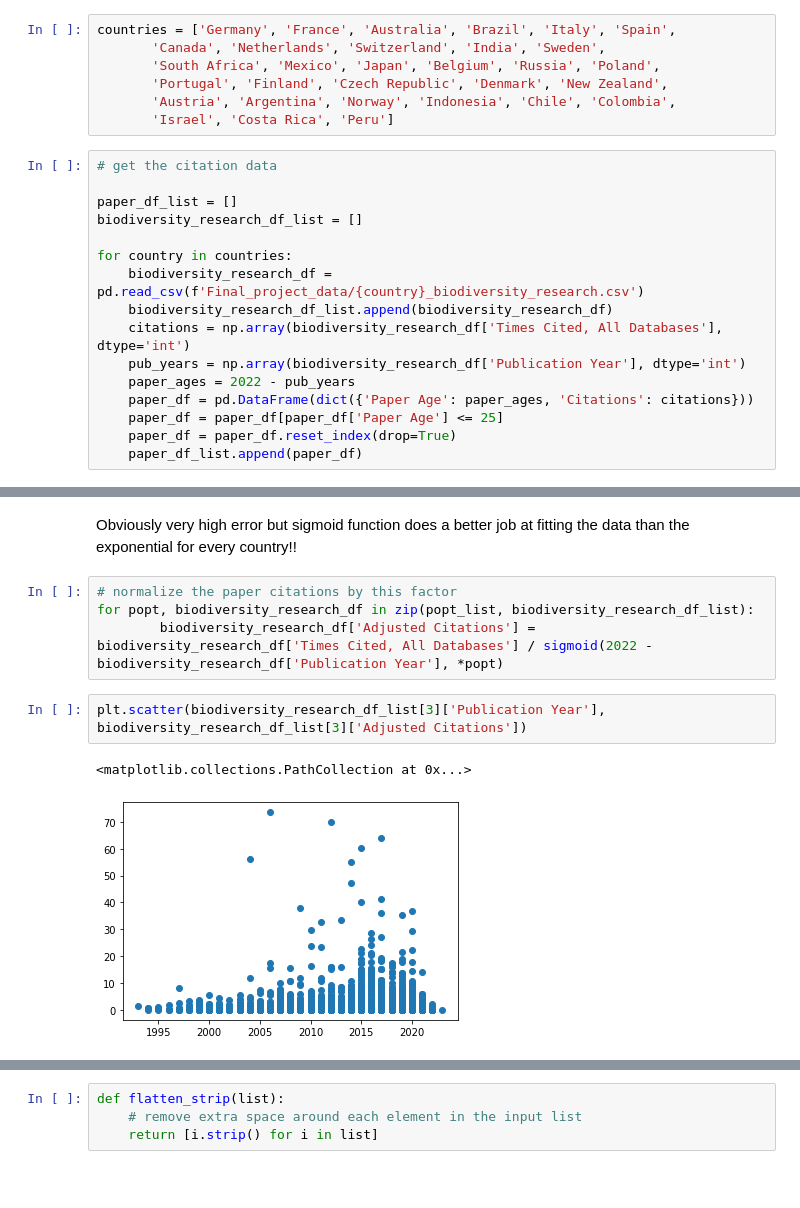
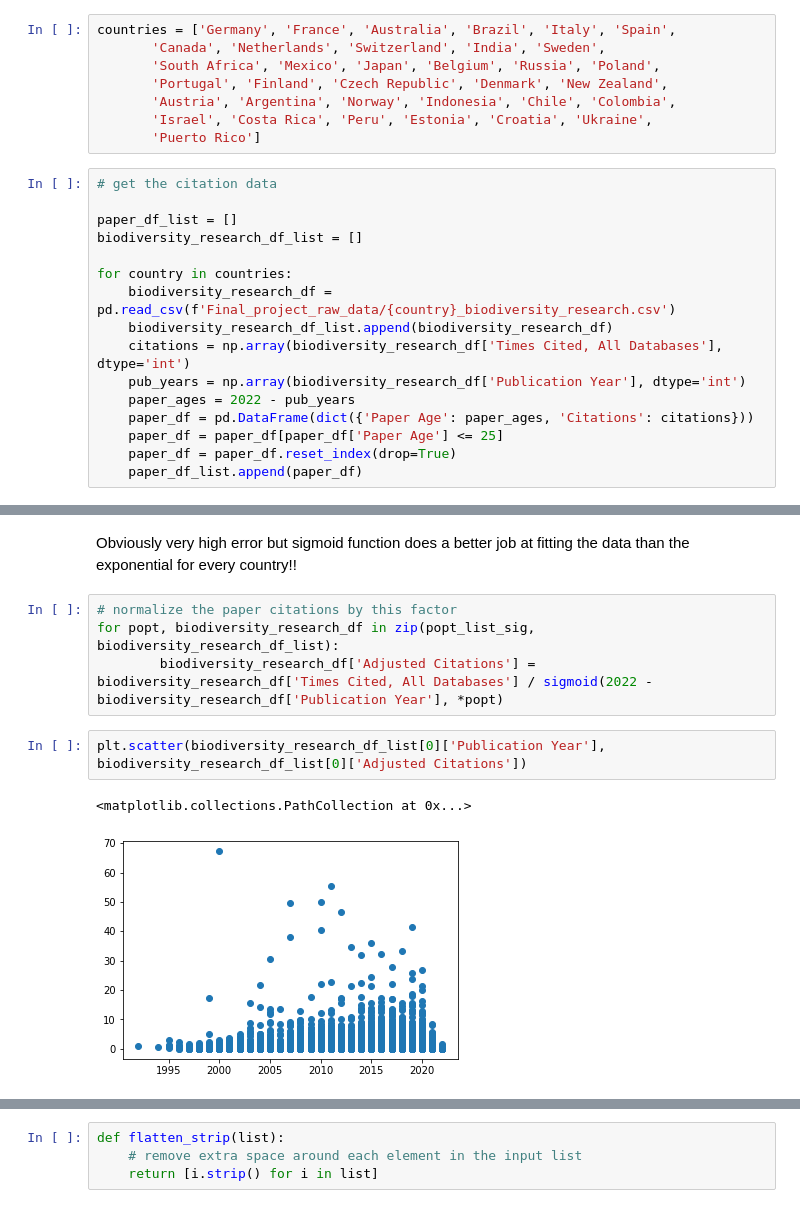
Before and after one commit to btiv/DSS_Final_Proj, a Jupyter notebook: feature_engineering_sigmoid_citations.ipynb, the cells around one changed output, grey strips where cells are left out. Drawn from its saved outputs; the diff is of its cells as text; blank space fills up the shorter version.

Commit message:
Add files via upload
adjusted to include extra countries

```diff
--- a/feature_engineering_sigmoid_citations.ipynb
+++ b/feature_engineering_sigmoid_citations.ipynb
@@ -15,7 +15,8 @@ countries = ['Germany', 'France', 'Australia', 'Brazil', 'Italy', 'Spain',
        'South Africa', 'Mexico', 'Japan', 'Belgium', 'Russia', 'Poland',
        'Portugal', 'Finland', 'Czech Republic', 'Denmark', 'New Zealand',
        'Austria', 'Argentina', 'Norway', 'Indonesia', 'Chile', 'Colombia',
-       'Israel', 'Costa Rica', 'Peru']
+       'Israel', 'Costa Rica', 'Peru', 'Estonia', 'Croatia', 'Ukraine',
+       'Puerto Rico']
 # %%
 # get the citation data
 
@@ -23,7 +24,7 @@ paper_df_list = []
 biodiversity_research_df_list = []
 
 for country in countries:
-    biodiversity_research_df = pd.read_csv(f'Final_project_data/{country}_biodiversity_research.csv')
+    biodiversity_research_df = pd.read_csv(f'Final_project_raw_data/{country}_biodiversity_research.csv')
     biodiversity_research_df_list.append(biodiversity_research_df)
     citations = np.array(biodiversity_research_df['Times Cited, All Databases'], dtype='int')
     pub_years = np.array(biodiversity_research_df['Publication Year'], dtype='int')
@@ -129,12 +130,12 @@ err_df.plot.bar()
 Obviously very high error but sigmoid function does a better job at fitting the data than the exponential for every country!!
 # %%
 # normalize the paper citations by this factor
-for popt, biodiversity_research_df in zip(popt_list, biodiversity_research_df_list):
+for popt, biodiversity_research_df in zip(popt_list_sig, biodiversity_research_df_list):
         biodiversity_research_df['Adjusted Citations'] = biodiversity_research_df['Times Cited, All Databases'] / sigmoid(2022 - biodiversity_research_df['Publication Year'], *popt)
 # %%
-plt.scatter(biodiversity_research_df_list[3]['Publication Year'], biodiversity_research_df_list[3]['Adjusted Citations'])
+plt.scatter(biodiversity_research_df_list[0]['Publication Year'], biodiversity_research_df_list[0]['Adjusted Citations'])
 # %% [output]
 <matplotlib.collections.PathCollection at 0x...>
-[figure, old version]
+[figure, new version]
 # %%
 # export function info for each country to .csv file
```
Also changed, not shown: parts of 6 cells of this notebook, 1 other file.
